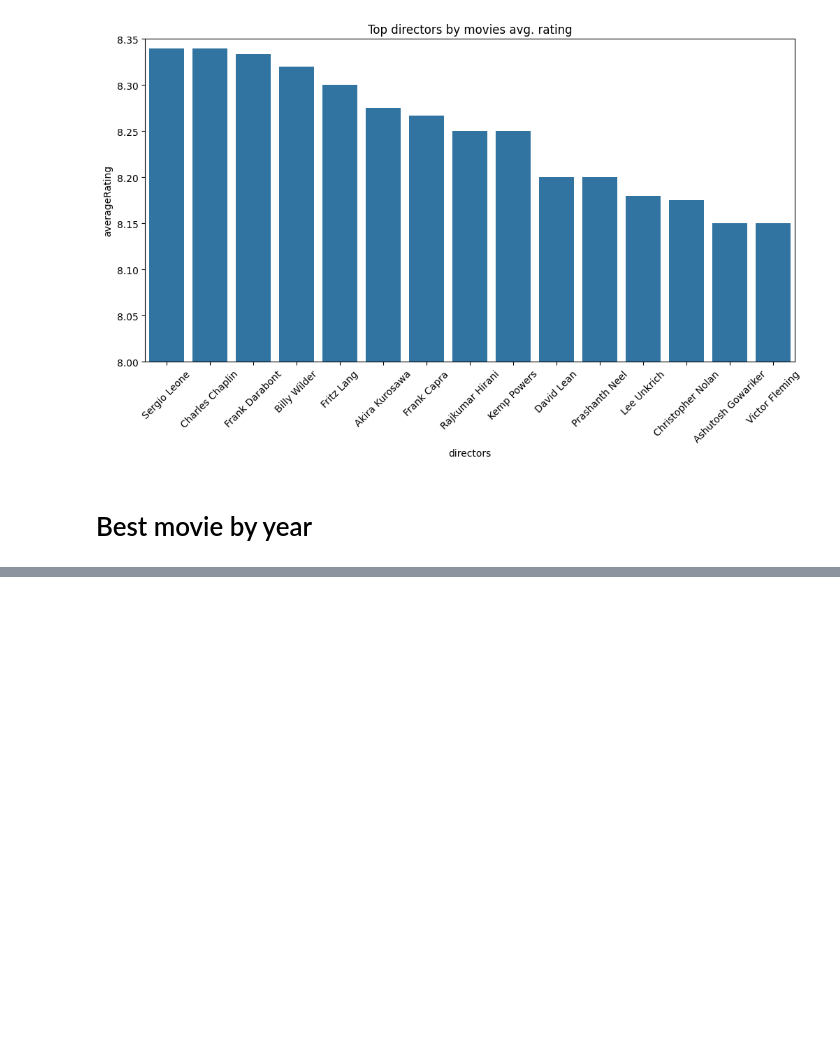
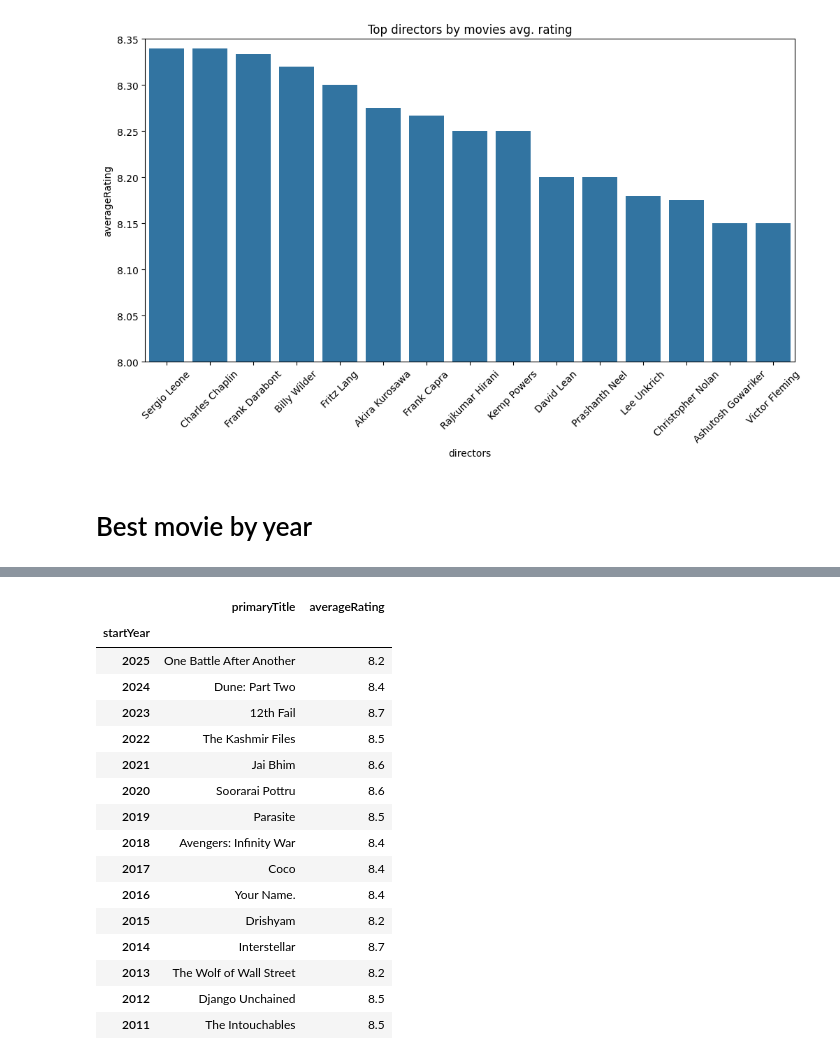
Before and after one commit to prokope/movie-dashboard, a Jupyter notebook: movie_analysis.ipynb, the cells around one changed output, grey strips where cells are left out. Cells and saved outputs as stored; diff of their text form; code cells hidden in the pictures; blank space fills up the shorter version.

```diff
--- a/movie_analysis.ipynb
+++ b/movie_analysis.ipynb
@@ -143,0 +145,20 @@ for bar, (_, row) in zip(bars, best_movies.iterrows()):
+# %%
+best_movies
+# %% [output]
+|  | primaryTitle | averageRating |
+| startYear |  |  |
+| 2025 | One Battle After Another | 8.2 |
+| 2024 | Dune: Part Two | 8.4 |
+| 2023 | 12th Fail | 8.7 |
+| 2022 | The Kashmir Files | 8.5 |
+| 2021 | Jai Bhim | 8.6 |
+| 2020 | Soorarai Pottru | 8.6 |
+| 2019 | Parasite | 8.5 |
+| 2018 | Avengers: Infinity War | 8.4 |
+| 2017 | Coco | 8.4 |
+| 2016 | Your Name. | 8.4 |
+| 2015 | Drishyam | 8.2 |
+| 2014 | Interstellar | 8.7 |
+| 2013 | The Wolf of Wall Street | 8.2 |
+| 2012 | Django Unchained | 8.5 |
+| 2011 | The Intouchables | 8.5 |
```
Also changed, not shown: parts of 2 cells of this notebook.
